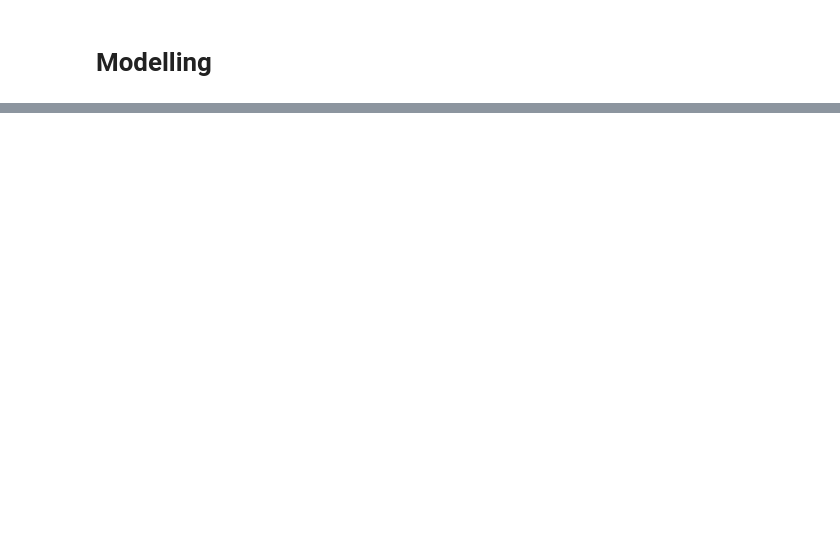
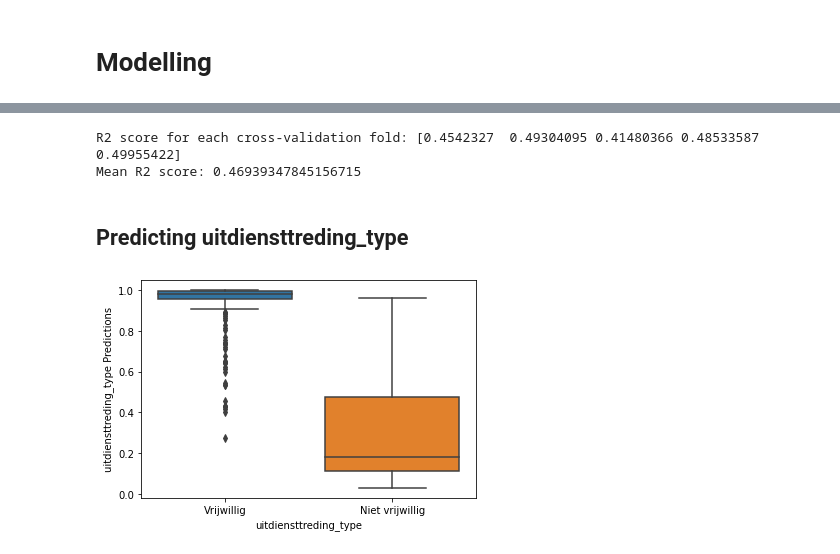
Before and after one commit to SjorsWitt/i4talent_assignment, a Jupyter notebook: main.ipynb, the cells around one changed output, grey strips where cells are left out. Drawn from its saved outputs; the diff is of its cells as text; code cells hidden in the pictures; blank space fills up the shorter version.

Commit message:
Update/finish EDA and create simple prediction models

```diff
--- a/main.ipynb
+++ b/main.ipynb
@@ -331,0 +351,6 @@ Name: BUSINESS_UNIT, dtype: int64
+# %%
+# Random state value
+RS = 21
+
+# Shuffle data and reset index
+data = data.sample(frac=1, ignore_index = True, random_state = RS)
@@ -331,0 +359,21 @@ Name: BUSINESS_UNIT, dtype: int64
+# %%
+# Create subset X of possibly predictive features (filter out metadata)
+X = data[['indiensttreding_leeftijd', 'geslacht', 'afdeling', 'BUSINESS_UNIT', 'stad']]
+
+# Create dummies for categorical variables
+X = pd.get_dummies(X, columns=['geslacht', 'BUSINESS_UNIT'], drop_first = True)
+X = pd.get_dummies(X, columns=['afdeling', 'stad'], drop_first = False)
+
+y = data['lengte_dienst']
+
+X_train, X_test, y_train, y_test = train_test_split(X, y, test_size=0.2, random_state=RS)
+
+reg = LinearRegression()
+reg.fit(X_train, y_train)
+print("R", reg.score(X_test, y_test))
+
+predictions = reg.predict(X_test)
+
+ax = sns.regplot(x = y_test, y = predictions)
+ax.set(ylabel = "lengte_dienst Predictions")
+plt.show()
@@ -331,0 +403,25 @@ Name: BUSINESS_UNIT, dtype: int64
+# %%
+scores = cross_val_score(reg, X, y, cv = 5)
+print("R2 score for each cross-validation fold:", scores)
+print("Mean R2 score:", scores.mean())
+# %% [output]
+R2 score for each cross-validation fold: [0.4542327  0.49304095 0.41480366 0.48533587 0.49955422]
+Mean R2 score: 0.46939347845156715
+# %% [markdown]
+## Predicting uitdiensttreding_type
+# %%
+y = data['uitdiensttreding_type']
+
+X_train, X_test, y_train, y_test = train_test_split(X, y, test_size=0.2, random_state=RS)
+
+# Use penalty l1 to make it possible for coefficients of non-predictive features to have a value of 0
+clf = LogisticRegression(penalty = 'l1', C = 1, solver = 'liblinear', random_state = RS)
+clf.fit(X_train, y_train)
+
+predictions = clf.predict_proba(X_test)[:,1]
+
+ax = sns.boxplot(x = y_test, y = predictions)
+ax.set(ylabel = "uitdiensttreding_type Predictions")
+plt.show()
+# %% [output]
+[figure, added]
```
Also changed, not shown: parts of 27 cells of this notebook.
